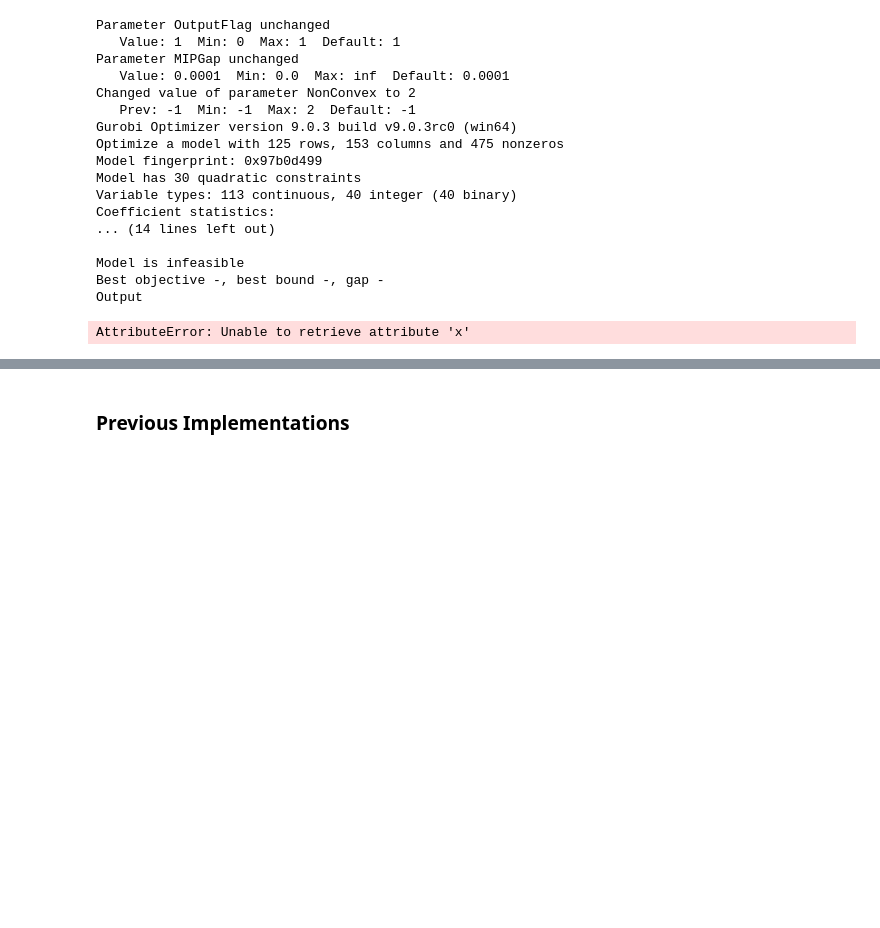
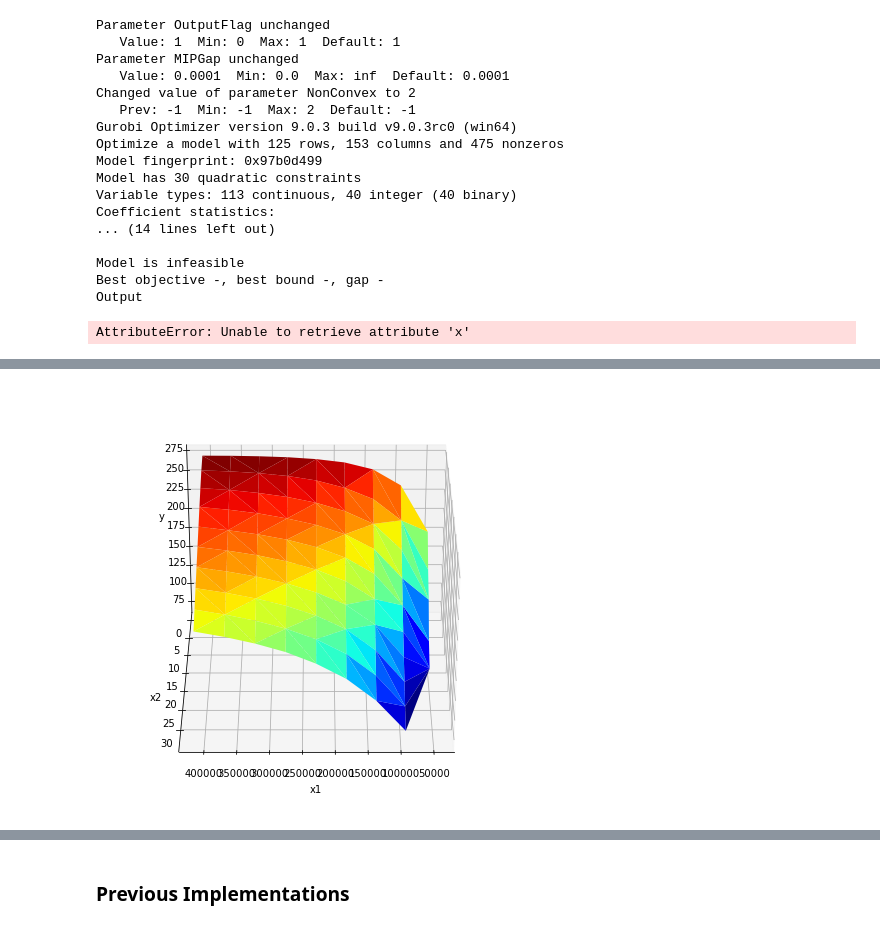
Before and after one commit to Torben11/Neural-Networks-ReLU-as-Aproximation-Functions-in-MILP, a Jupyter notebook: Bound_Tightening/Bound.ipynb, the cells around one changed output, grey strips where cells are left out. Cells and saved outputs as stored; diff of their text form; code cells hidden in the pictures; blank space fills up the shorter version.

```diff
--- a/Bound_Tightening/Bound.ipynb
+++ b/Bound_Tightening/Bound.ipynb
@@ -1595,0 +1709,12 @@ weights = list(map(lambda layer: layer.get_weights(), model.layers))
+# %%
+fig = plt.figure()
+ax = Axes3D(fig)
+ax.set_xlabel('x1')
+ax.set_ylabel('x2')
+ax.set_zlabel('y')
+ax.azim = 90 # The azimuth is the rotation around the z axis [ 0 means "looking from x2" 90 means "looking from x1"]
+#ax.dist = 10 # the distance from the center visible point in data coordinates
+#ax.elev = 10 # is the angle between the eye and the xy plane
+surf = ax.plot_trisurf(x[0:,0], x[0:,1], y, cmap=cm.jet)
+# %% [output]
+[figure, added]
```
Also changed, not shown: parts of 10 cells of this notebook.
